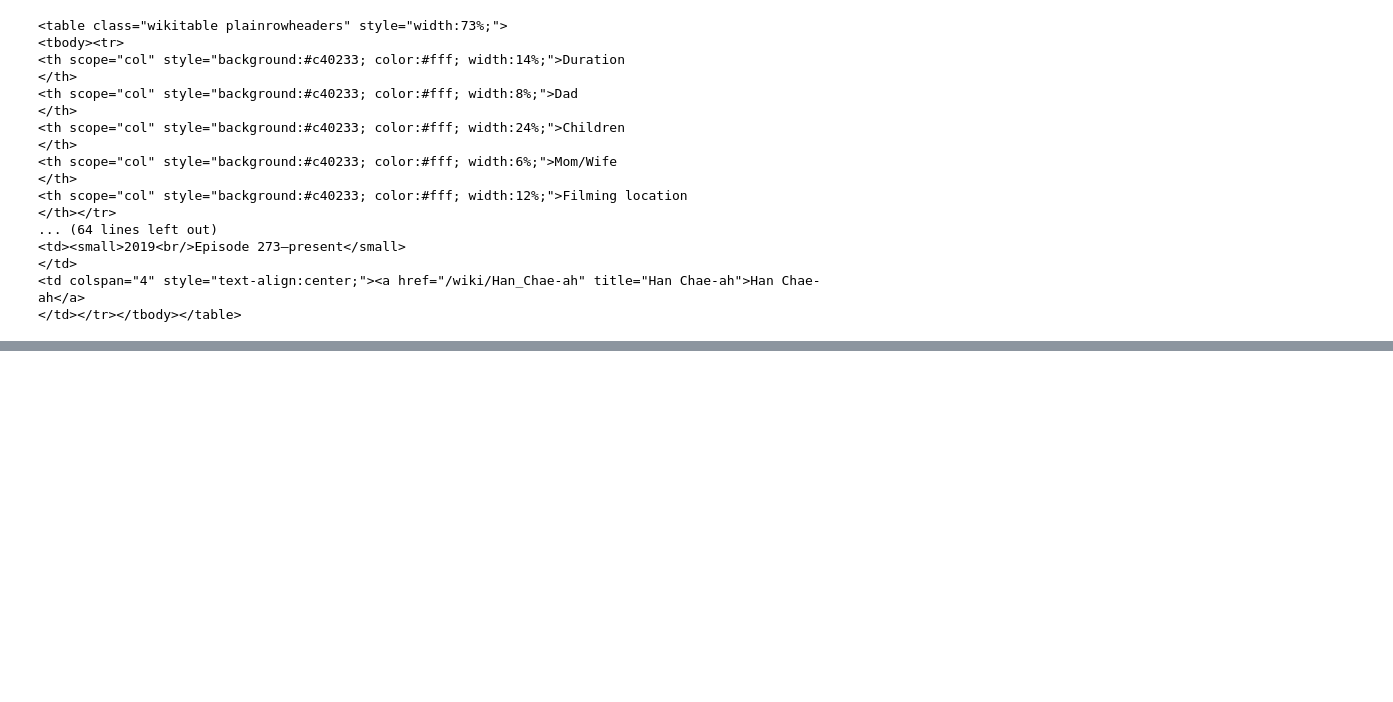
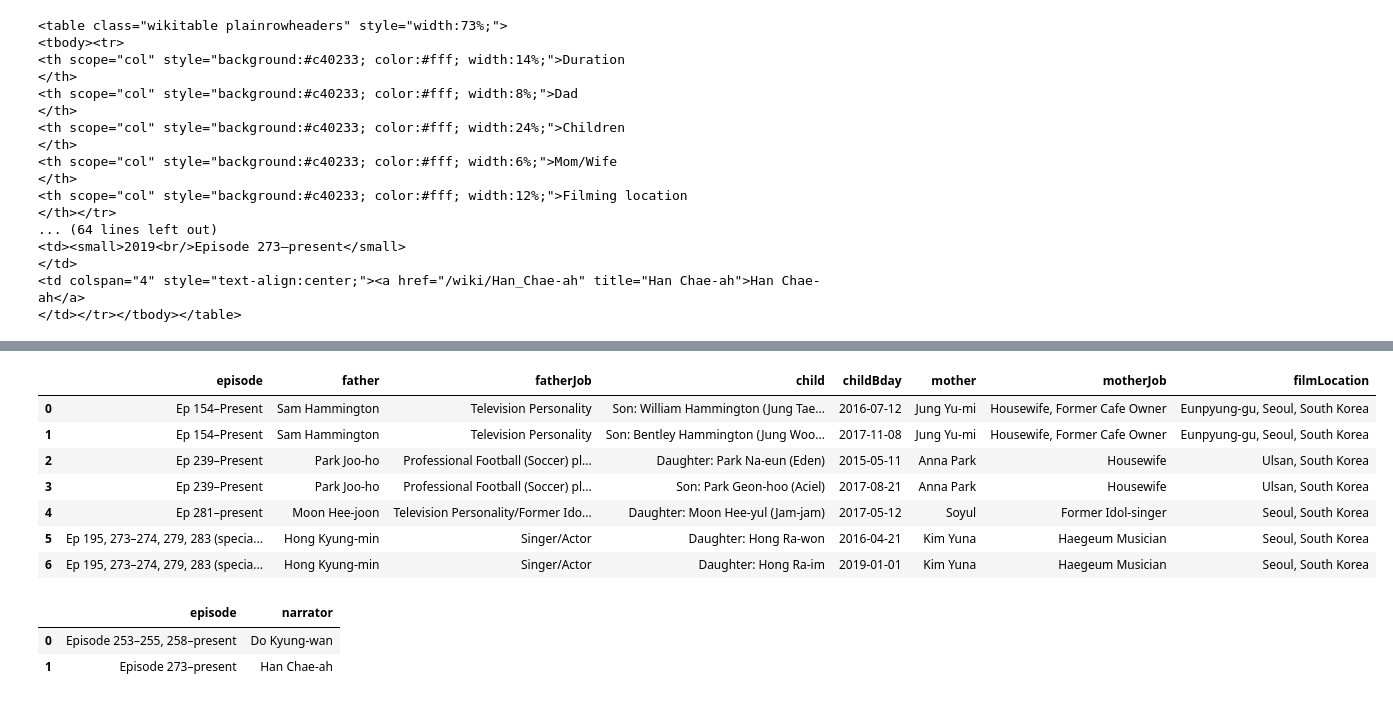
Before and after one commit to richdayandnight/the-return-of-superman, a Jupyter notebook: Scraping Cast of TRoS.ipynb, the cells around one changed output, grey strips where cells are left out. Saved outputs shown, nothing was run; the diff lists cells and outputs as text; code cells hidden in the pictures; blank space fills up the shorter version.

```diff
--- a/Scraping Cast of TRoS.ipynb
+++ b/Scraping Cast of TRoS.ipynb
@@ -207,0 +189,17 @@ special_cast
+# %%
+currentCast_df
+# %% [output]
+|  | episode | father | fatherJob | child | childBday | mother | motherJob | filmLocation |
+| 0 | Ep 154–Present | Sam Hammington | Television Personality | Son: William Hammington (Jung Tae... | 2016-07-12 | Jung Yu-mi | Housewife, Former Cafe Owner | Eunpyung-gu, Seoul, South Korea |
+| 1 | Ep 154–Present | Sam Hammington | Television Personality | Son: Bentley Hammington (Jung Woo... | 2017-11-08 | Jung Yu-mi | Housewife, Former Cafe Owner | Eunpyung-gu, Seoul, South Korea |
+| 2 | Ep 239–Present | Park Joo-ho | Professional Football (Soccer) pl... | Daughter: Park Na-eun (Eden) | 2015-05-11 | Anna Park | Housewife | Ulsan, South Korea |
+| 3 | Ep 239–Present | Park Joo-ho | Professional Football (Soccer) pl... | Son: Park Geon-hoo (Aciel) | 2017-08-21 | Anna Park | Housewife | Ulsan, South Korea |
+| 4 | Ep 281–present | Moon Hee-joon | Television Personality/Former Ido... | Daughter: Moon Hee-yul (Jam-jam) | 2017-05-12 | Soyul | Former Idol-singer | Seoul, South Korea |
+| 5 | Ep 195, 273–274, 279, 283 (specia... | Hong Kyung-min | Singer/Actor | Daughter: Hong Ra-won | 2016-04-21 | Kim Yuna | Haegeum Musician | Seoul, South Korea |
+| 6 | Ep 195, 273–274, 279, 283 (specia... | Hong Kyung-min | Singer/Actor | Daughter: Hong Ra-im | 2019-01-01 | Kim Yuna | Haegeum Musician | Seoul, South Korea |
+# %%
+currentNarrator_df
+# %% [output]
+|  | episode | narrator |
+| 0 | Episode 253–255, 258–present | Do Kyung-wan |
+| 1 | Episode 273–present | Han Chae-ah |
```
Also changed, not shown: parts of 17 cells of this notebook.
